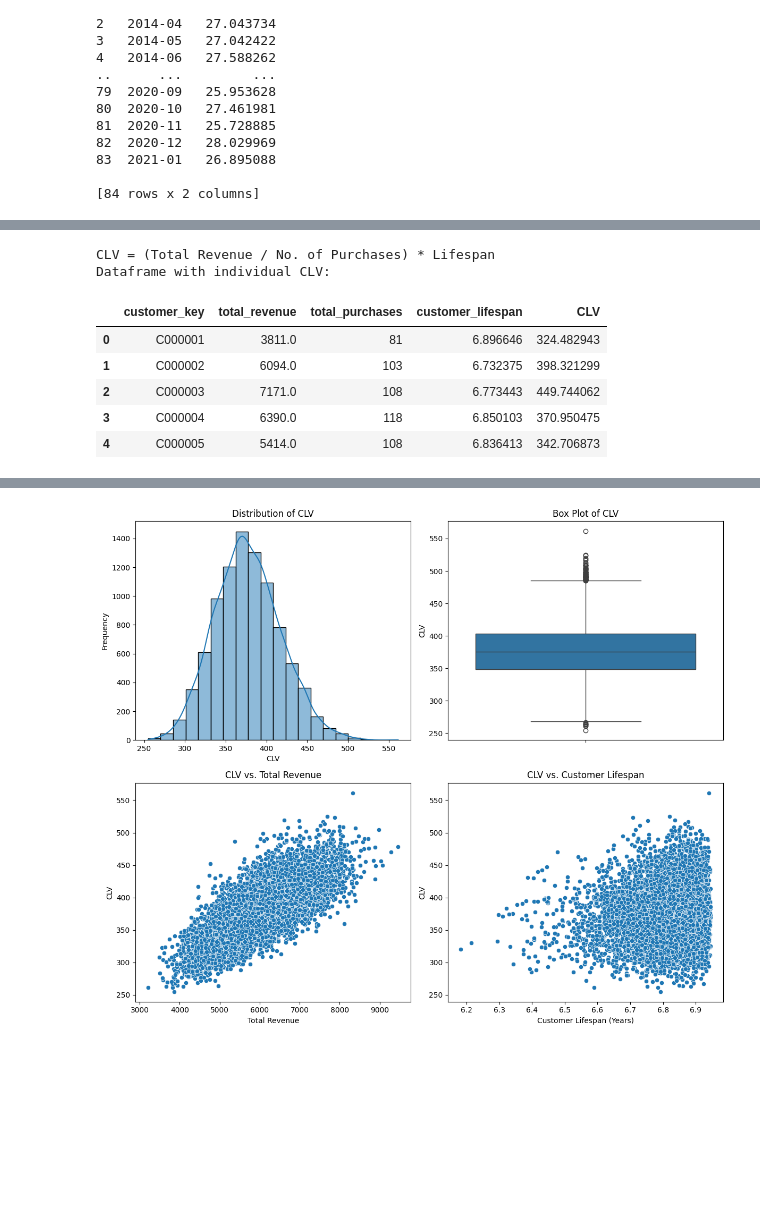
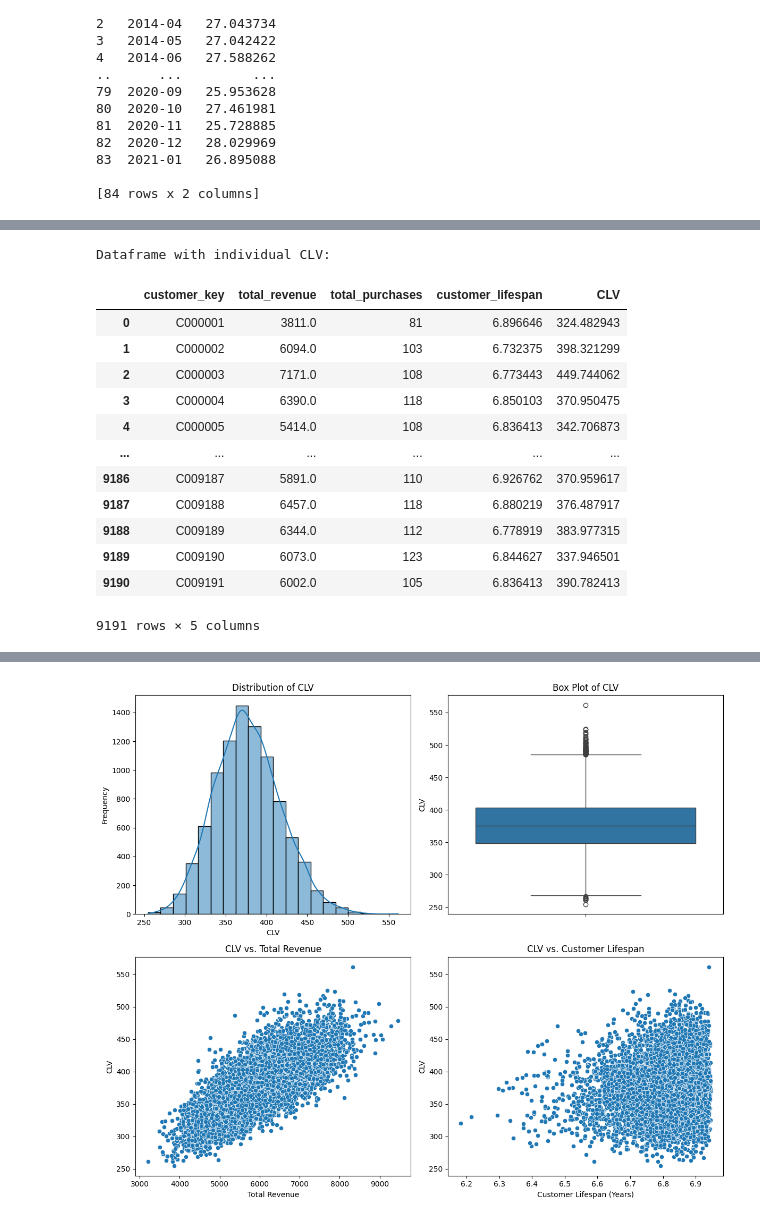
Before and after one commit to isaroyston/3101project, a Jupyter notebook: Subgroup A Q2/q2.ipynb, the cells around one changed output, grey strips where cells are left out. Drawn from its saved outputs; the diff is of its cells as text; code cells hidden in the pictures; blank space fills up the shorter version.

```diff
--- a/Subgroup A Q2/q2.ipynb
+++ b/Subgroup A Q2/q2.ipynb
@@ -13,6 +13,6 @@ from q2 import *
 # %%
 # Read data
-df = pd.read_csv('final_data.csv', low_memory=False)
+df = pd.read_csv('/Users/yifayetung/Downloads/final_data.csv', low_memory=False)
 
 # Data cleaning
 df['purchase_date'] = pd.to_datetime(df['purchase_date'])
@@ -43,7 +43,7 @@ df['campaign_name'] = df['campaign_name'].map(campaign_mapping)
 df = df[['customer_key', 'total_price', 'purchase_date', 'description', 'revenue', 'campaign_key', 'mkt_chnl_key', 'year', 'campaign_name']]
 df['category'] = df['description'].apply(extract_category) # Add 'category' column
 
-df.head()
+df.head(10)
 # %% [output]
 |  | customer_key | total_price | purchase_date | description | revenue | campaign_key | mkt_chnl_key | year | ... |
 | 0 | C001743 | 72.0 | 2014-05-25 | Food - Chips | 56.0 | NaN | NaN | 2014 | ... |
@@ -143,16 +158,21 @@ We will now proceed to identify at-risk customers using customer lifetime value.
 # %%
 customer_data = individual_clv(df)
 
 # Display the CLV results
-print('CLV = (Total Revenue / No. of Purchases) * Lifespan')
 print('Dataframe with individual CLV:')
-display(customer_data[['customer_key', 'total_revenue', 'total_purchases', 'customer_lifespan', 'CLV']].head())
+display(customer_data[['customer_key', 'total_revenue', 'total_purchases', 'customer_lifespan', 'CLV']])
 # %% [output]
-CLV = (Total Revenue / No. of Purchases) * Lifespan
 Dataframe with individual CLV:
 |  | customer_key | total_revenue | total_purchases | customer_lifespan | CLV |
 | 0 | C000001 | 3811.0 | 81 | 6.896646 | 324.482943 |
 | 1 | C000002 | 6094.0 | 103 | 6.732375 | 398.321299 |
 | 2 | C000003 | 7171.0 | 108 | 6.773443 | 449.744062 |
 | 3 | C000004 | 6390.0 | 118 | 6.850103 | 370.950475 |
 | 4 | C000005 | 5414.0 | 108 | 6.836413 | 342.706873 |
+| ... | ... | ... | ... | ... | ... |
+| 9186 | C009187 | 5891.0 | 110 | 6.926762 | 370.959617 |
+| 9187 | C009188 | 6457.0 | 118 | 6.880219 | 376.487917 |
+| 9188 | C009189 | 6344.0 | 112 | 6.778919 | 383.977315 |
+| 9189 | C009190 | 6073.0 | 123 | 6.844627 | 337.946501 |
+| 9190 | C009191 | 6002.0 | 105 | 6.836413 | 390.782413 |
+9191 rows × 5 columns
```
Also changed, not shown: parts of 23 cells of this notebook, 1 other file.
